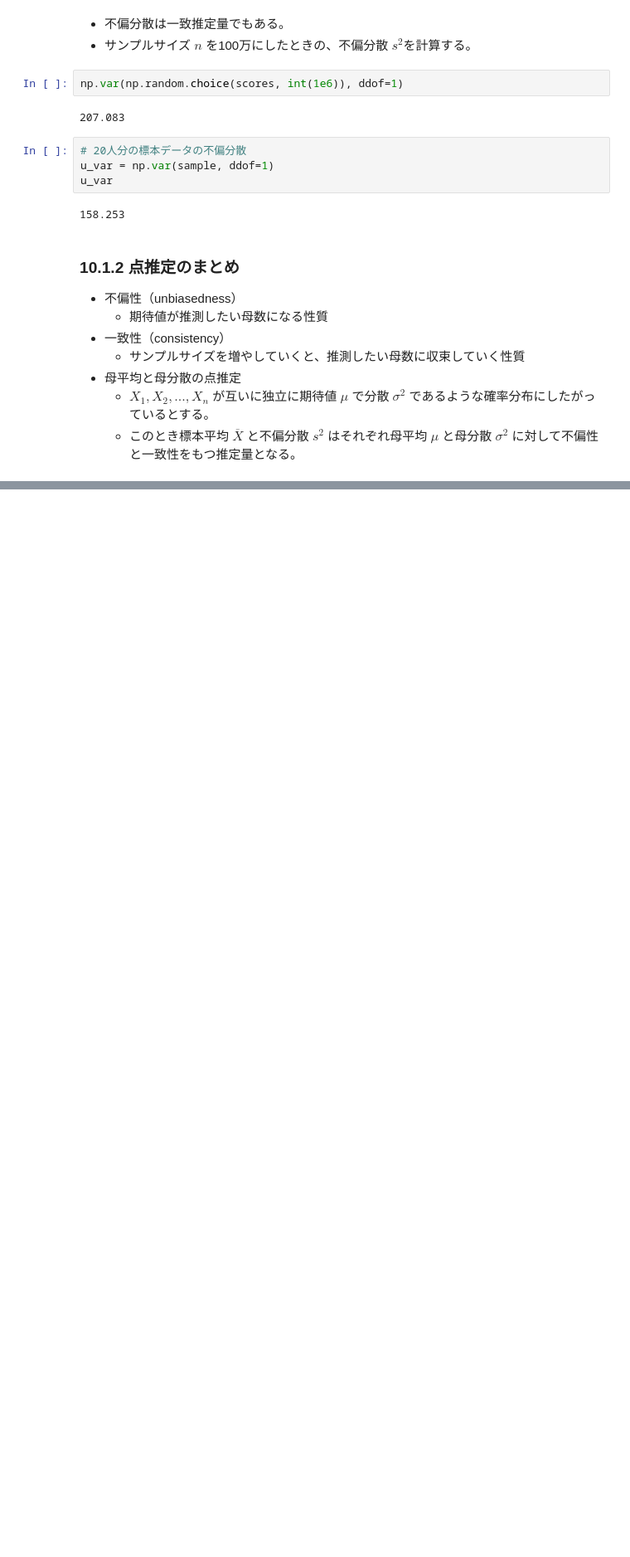
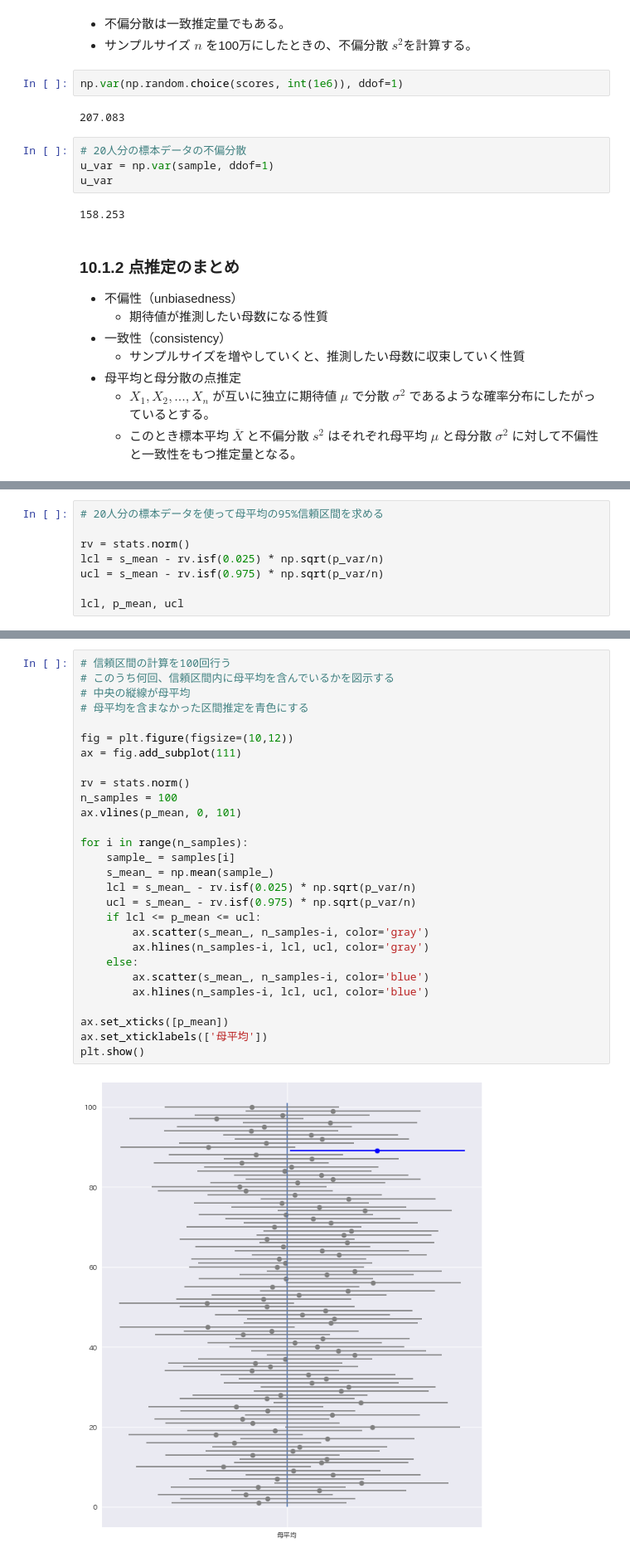
Before and after one commit to ginmaruGH/Statistical_Analysis_with_Python_gihyo, a Jupyter notebook: jupyter/ch_10.ipynb, the cells around one changed output, grey strips where cells are left out. Shown at 83% size. Saved outputs shown, nothing was run; the diff lists cells and outputs as text; blank space fills up the shorter version.

```diff
--- a/jupyter/ch_10.ipynb
+++ b/jupyter/ch_10.ipynb
@@ -190,0 +254,8 @@ u_var
+# %%
+# 20人分の標本データを使って母平均の95%信頼区間を求める
+
+rv = stats.norm()
+lcl = s_mean - rv.isf(0.025) * np.sqrt(p_var/n)
+ucl = s_mean - rv.isf(0.975) * np.sqrt(p_var/n)
+
+lcl, p_mean, ucl
@@ -190,0 +269,30 @@ u_var
+# %%
+# 信頼区間の計算を100回行う
+# このうち何回、信頼区間内に母平均を含んでいるかを図示する
+# 中央の縦線が母平均
+# 母平均を含まなかった区間推定を青色にする
+
+fig = plt.figure(figsize=(10,12))
+ax = fig.add_subplot(111)
+
+rv = stats.norm()
+n_samples = 100
+ax.vlines(p_mean, 0, 101)
+
+for i in range(n_samples):
+    sample_ = samples[i]
+    s_mean_ = np.mean(sample_)
+    lcl = s_mean_ - rv.isf(0.025) * np.sqrt(p_var/n)
+    ucl = s_mean_ - rv.isf(0.975) * np.sqrt(p_var/n)
+    if lcl <= p_mean <= ucl:
+        ax.scatter(s_mean_, n_samples-i, color='gray')
+        ax.hlines(n_samples-i, lcl, ucl, color='gray')
+    else:
+        ax.scatter(s_mean_, n_samples-i, color='blue')
+        ax.hlines(n_samples-i, lcl, ucl, color='blue')
+
+ax.set_xticks([p_mean])
+ax.set_xticklabels(['母平均'])
+plt.show()
+# %% [output]
+[figure, added]
```
Also changed, not shown: parts of 6 cells of this notebook, 1 other file.
